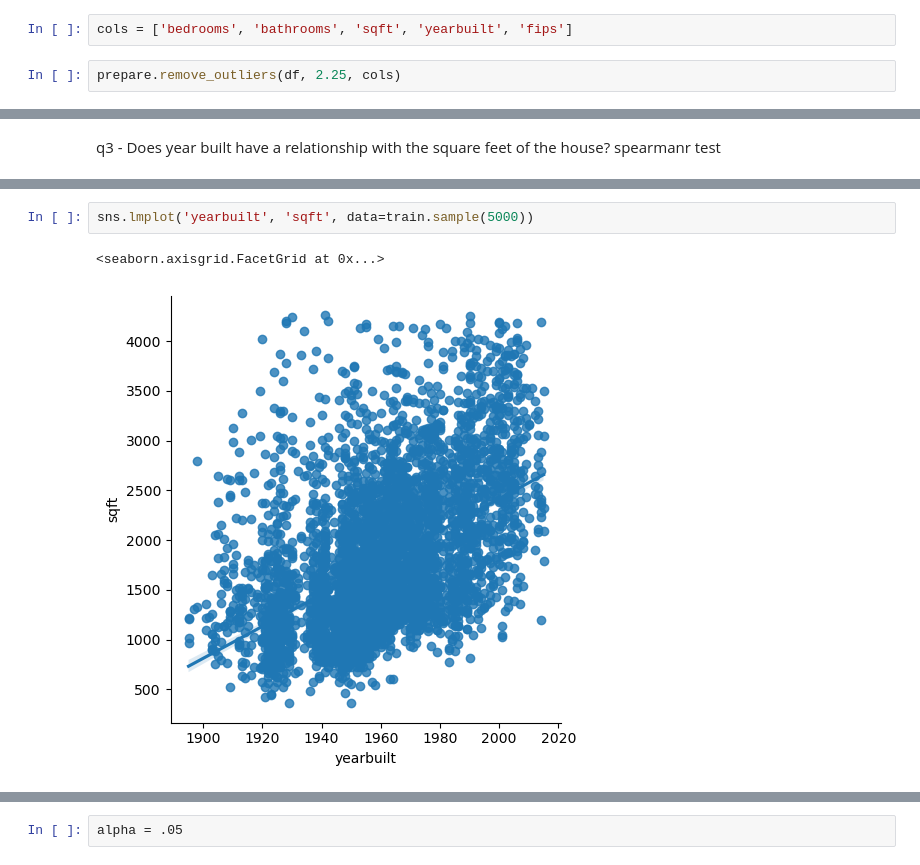
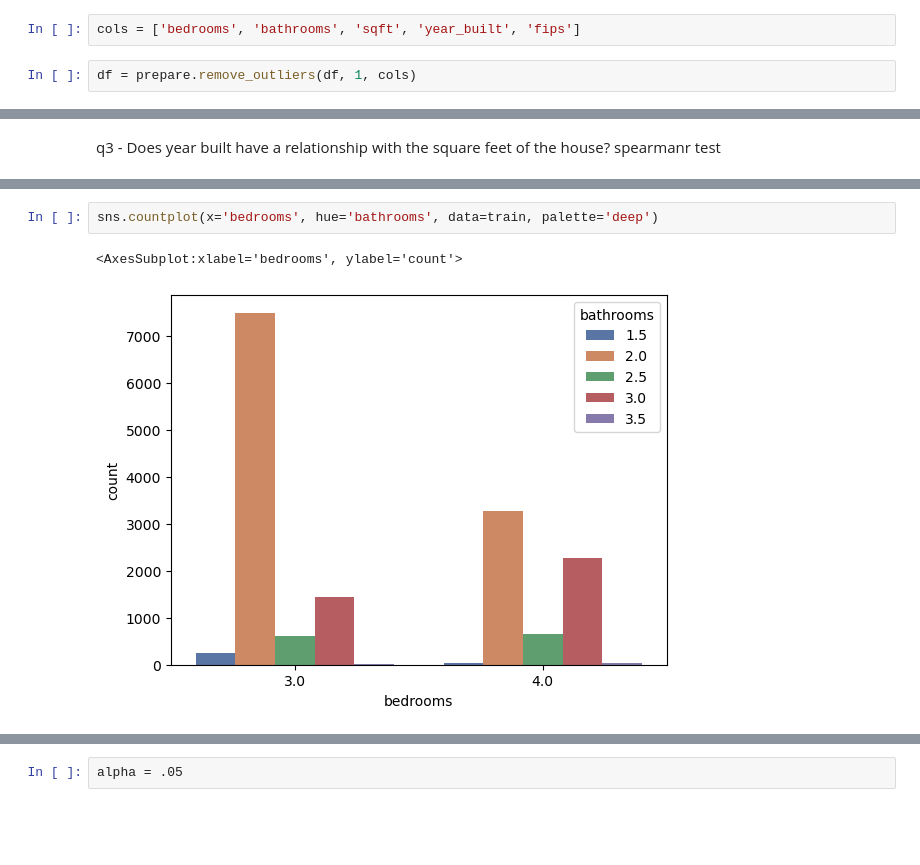
Before and after one commit to shawn-brown12/regression_project, a Jupyter notebook: workbook1.ipynb, the cells around one changed output, grey strips where cells are left out. Cells and saved outputs as stored; diff of their text form; blank space fills up the shorter version.

```diff
--- a/workbook1.ipynb
+++ b/workbook1.ipynb
@@ -75,6 +75,6 @@ dtype: int64
 # %%
 df = prepare.prep_zillow(df)
 # %%
-cols = ['bedrooms', 'bathrooms', 'sqft', 'yearbuilt', 'fips']
+cols = ['bedrooms', 'bathrooms', 'sqft', 'year_built', 'fips']
 # %%
-prepare.remove_outliers(df, 2.25, cols)
+df = prepare.remove_outliers(df, 1, cols)
@@ -184,5 +188,5 @@ sns.heatmap(train_corr)
 # %%
-sns.lmplot('yearbuilt', 'sqft', data=train.sample(5000))
+sns.countplot(x='bedrooms', hue='bathrooms', data=train, palette='deep')
 # %% [output]
-<seaborn.axisgrid.FacetGrid at 0x...>
+<AxesSubplot:xlabel='bedrooms', ylabel='count'>
-[figure, old version]
+[figure, new version]
```
Also changed, not shown: parts of 19 cells of this notebook, 3 other files.
